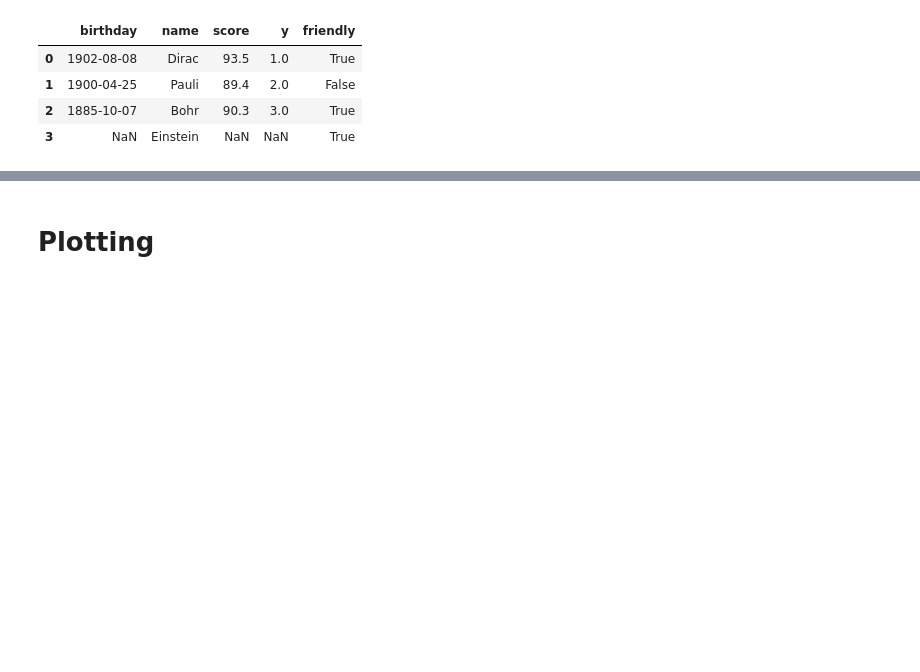
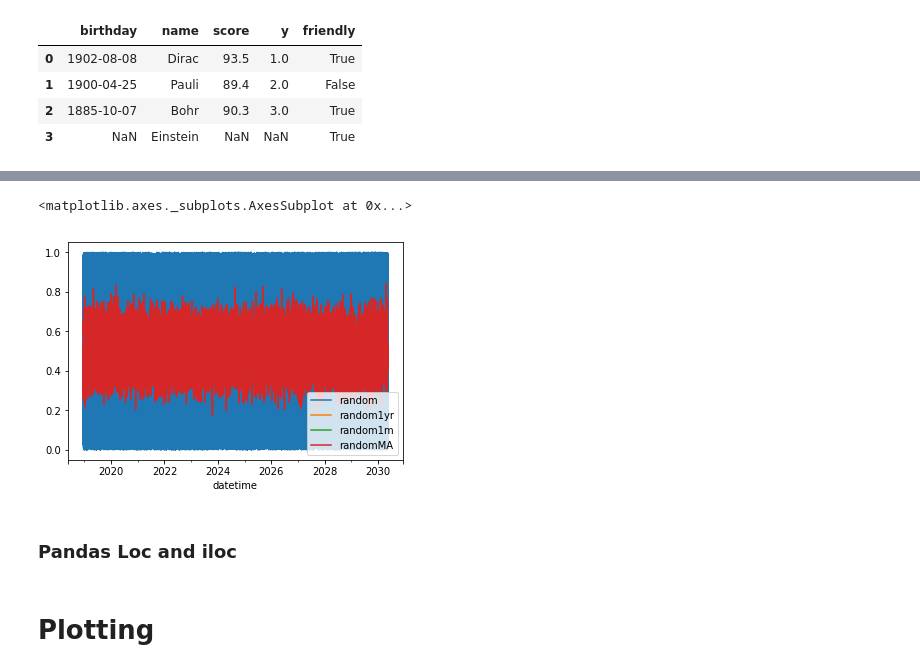
Before and after one commit to dataScientist11/panda-snippets, a Jupyter notebook: DataAnalysis2Memorize.ipynb, the cells around one changed output, grey strips where cells are left out. Drawn from its saved outputs; the diff is of its cells as text; code cells hidden in the pictures; blank space fills up the shorter version.

```diff
--- a/DataAnalysis2Memorize.ipynb
+++ b/DataAnalysis2Memorize.ipynb
@@ -143,3 +522,11 @@ df_merge
+# %%
+samplingData['randomMA'] = samplingData['random'].rolling(12).mean()
+samplingData.plot()
+# %% [output]
+<matplotlib.axes._subplots.AxesSubplot at 0x...>
+[figure, added]
+# %% [markdown]
+### Pandas Loc and iloc
 # %% [markdown]
 # Plotting
 # %% [markdown]
```
Also changed, not shown: parts of 54 cells of this notebook, 4 other files.
